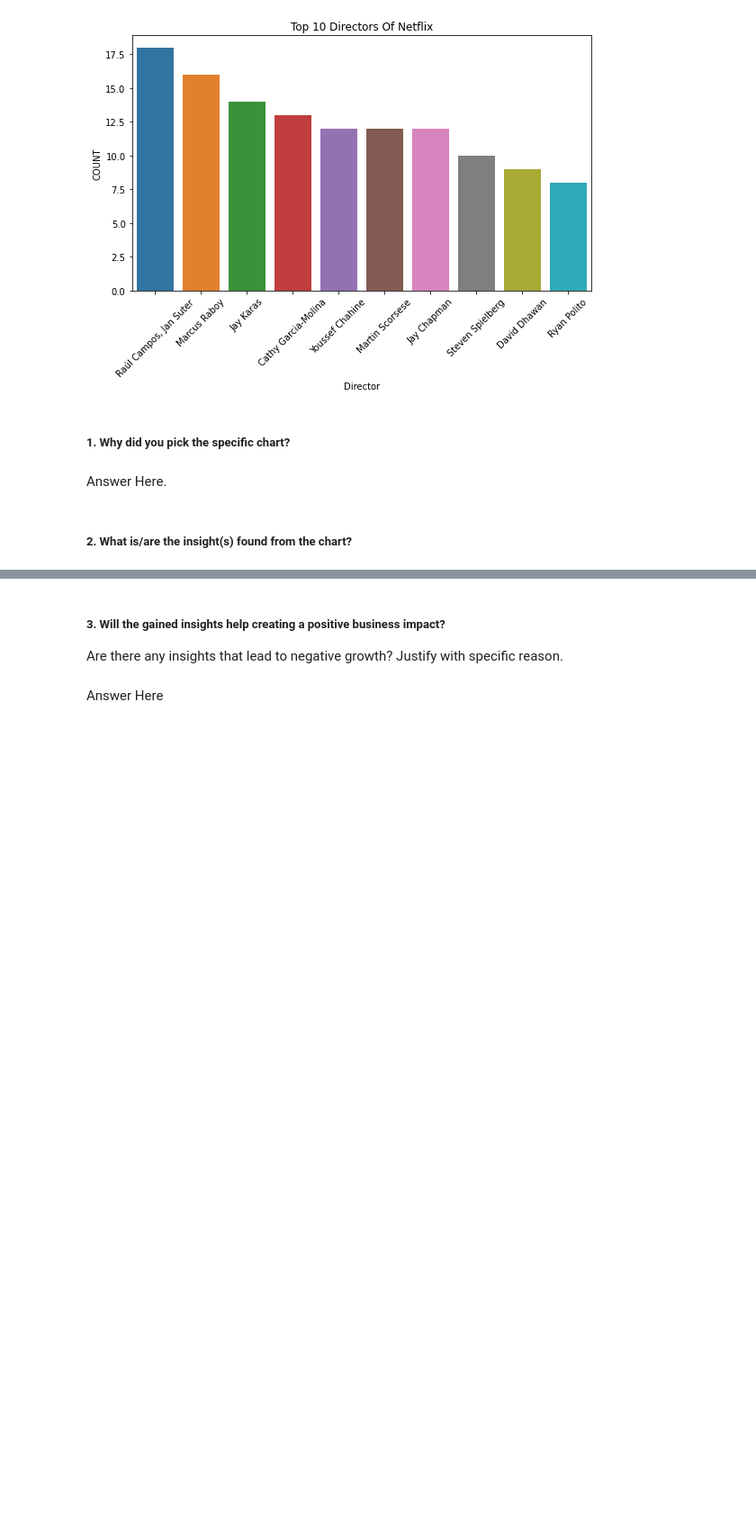
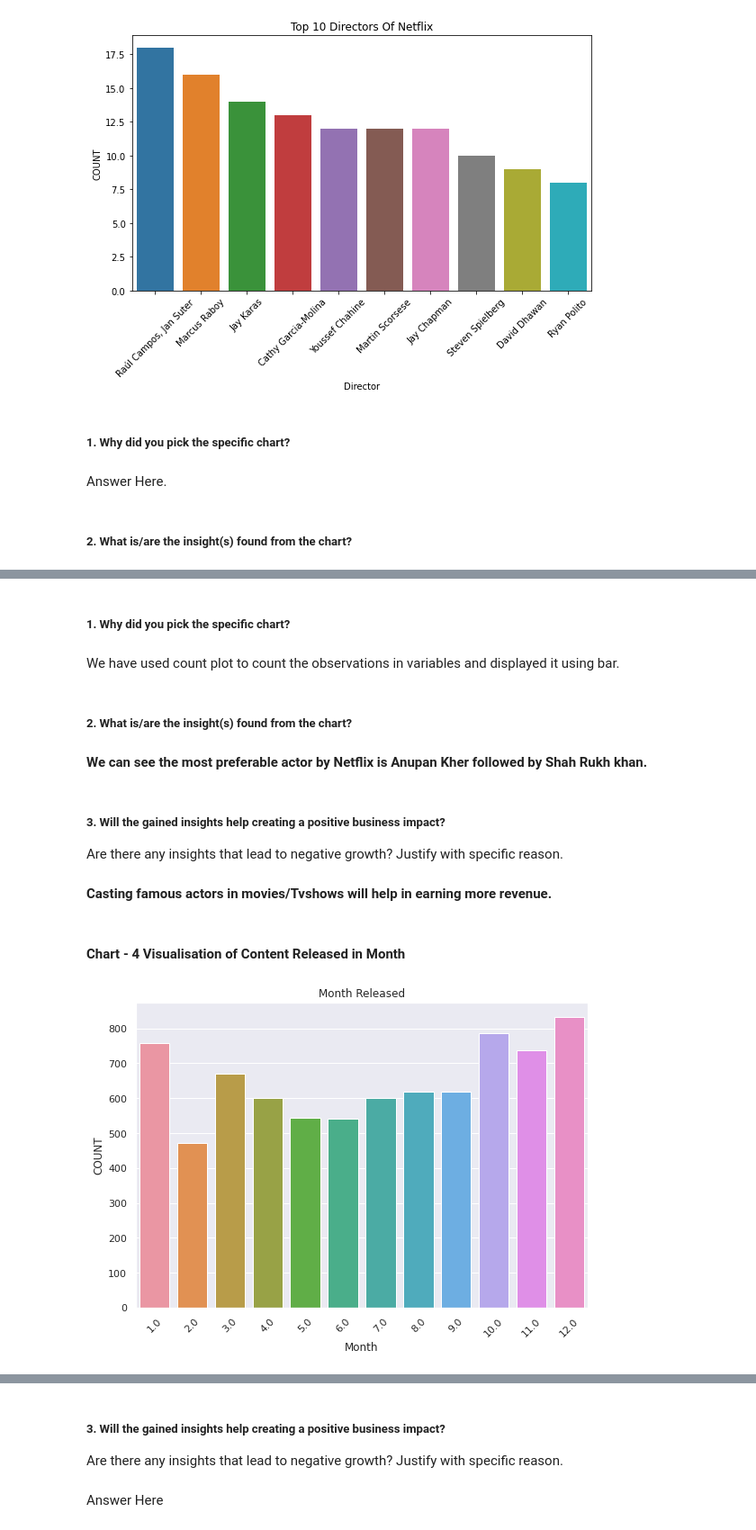
Before and after one commit to Asif-PA/NetflixMovies-TVShowsClustering, a Jupyter notebook: Asif_NetflixMovies&TVShowsClustering.ipynb, the cells around one changed output, grey strips where cells are left out. Shown at 90% size. Saved outputs shown, nothing was run; the diff lists cells and outputs as text; code cells hidden in the pictures; blank space fills up the shorter version.

```diff
--- a/Asif_NetflixMovies&TVShowsClustering.ipynb
+++ b/Asif_NetflixMovies&TVShowsClustering.ipynb
@@ -451,7 +449,7 @@ Name: duration, Length: 2410, dtype: int64
 ## ***4. Data Vizualization, Storytelling & Experimenting with charts : Understand the relationships between variables***
 # %%
 #made a custom function for the countplot as it helps the reusability of the code.This fuction accepts 6 positional arguments and 1 optional argument
-def create_countplot(data, x, title, xlabel, ylabel,figsize,hue=None,order=None):
+def create_countplot( x, title, xlabel, ylabel,figsize,hue=None,order=None,data=None):
     plt.figure(figsize=figsize)
     sns.countplot(data=data, x=x,hue=hue,order=order)
     plt.title(title)
@@ -516,0 +533,23 @@ Answer Here
+# %% [markdown]
+##### 1. Why did you pick the specific chart?
+# %% [markdown]
+We have used count plot to count the observations in variables and displayed it using bar.
+# %% [markdown]
+##### 2. What is/are the insight(s) found from the chart?
+# %% [markdown]
+**We can see the most preferable actor by Netflix is Anupan Kher followed by Shah Rukh khan.**
+# %% [markdown]
+##### 3. Will the gained insights help creating a positive business impact?
+Are there any insights that lead to negative growth? Justify with specific reason.
+# %% [markdown]
+**Casting famous actors in movies/Tvshows will help in earning more revenue.**
+# %% [markdown]
+#### Chart - 4 **Visualisation of Content Released in Month**
+# %%
+# Chart - 4 visualization code
+#Visualising in which month maximum content was released
+
+#using countplot function for the visualization
+create_countplot(data=df,x='month_added',title='Month Released',xlabel='Month',ylabel='COUNT',figsize=(8, 6))
+# %% [output]
+[figure, added]
```
Also changed, not shown: parts of 149 cells of this notebook.
